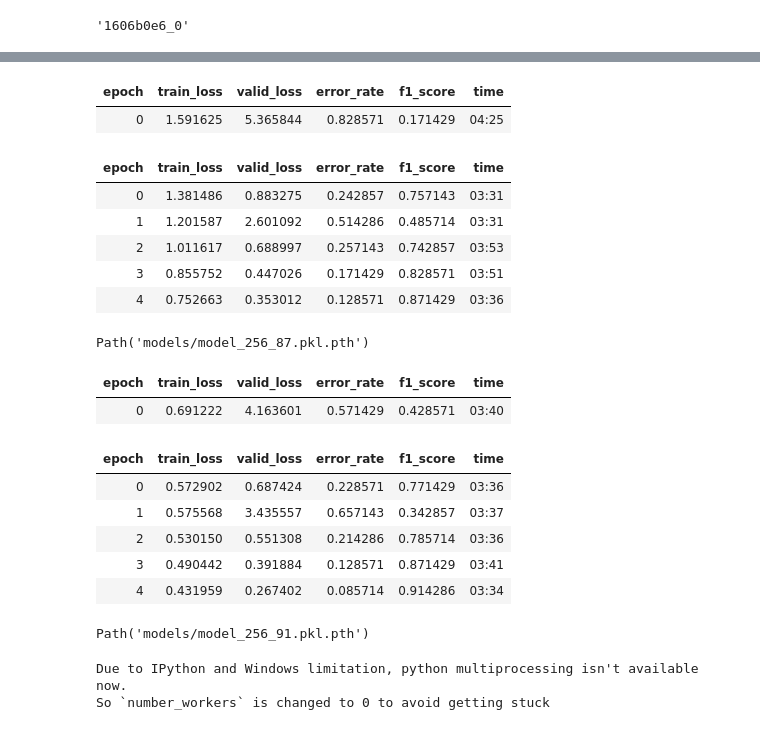
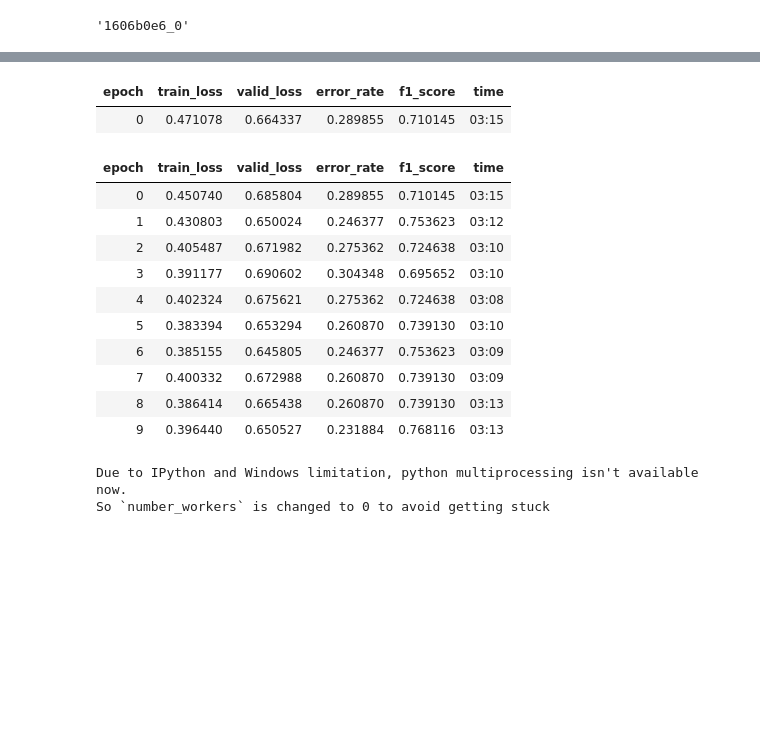
Before and after one commit to amalhot5/bundesliga, a Jupyter notebook: throwin_classifier.ipynb, the cells around one changed output, grey strips where cells are left out. Cells and saved outputs as stored; diff of their text form; code cells hidden in the pictures; blank space fills up the shorter version.

Commit message:
All training and propagate notebooks are completed, adding trained models

```diff
--- a/throwin_classifier.ipynb
+++ b/throwin_classifier.ipynb
@@ -123,7 +123,7 @@ scale = 1
 pos_set = df_throwin['time'].astype(int)
 neg_set = []
 while len(neg_set) < len(df_throwin) * scale:
-    tmp = random.randint(0,(12*60)-1)
+    tmp = random.randint(1,(12*60)-1)
     if tmp not in neg_set and tmp not in pos_set:
         neg_set.append(tmp)
 
@@ -141,3 +141,14 @@ if len(neg_paths) < len(neg_set):
         i = random.randint(0,len(vid_paths)-1)
         neg_paths.append(get_images(vid_paths[i].stem, t, index))
         index += -1
+elif len(neg_paths) > len(neg_set):
+    tmp = []
+    for i in range(-1,(len(neg_set)+1)*-1,-1):
+        for a in data_path.ls():
+            if '.' not in str(a):
+                for b in a.ls():
+                    if str(i) == str(b.stem):
+                        tmp.append(b)
+    del neg_paths
+    neg_paths = tmp
+    print(len(neg_paths))
@@ -190,9 +205,6 @@ def ls_sorted(self:Path):
-# %%
-def labeller(path):
-    if path in neg_paths:
-        return 'no_throwin'
-    else:
-        return 'throwin'
+# %%
+def labeller(path):
+    return '-' not in str(path)
 # %%
 instances_path = df_train.fnames.copy()
 splits = RandomSplitter()(instances_path)
@@ -212,7 +224,7 @@ def get_action_dataloaders(files, bs=8, image_size=64, seq_len=20, val_idxs=None
     "Create a dataloader with `val_idxs` splits"
     splits = RandomSplitter()(files) if val_idxs is None else IndexSplitter(val_idxs)(files)
     itfm = ImageTupleTfm(seq_len=seq_len)
-    ds = Datasets(files, tfms=[[itfm], [parent_label, Categorize]], splits=splits)
+    ds = Datasets(files, tfms=[[itfm], [labeller, Categorize()]], splits=splits)
     dls = ds.dataloaders(bs=bs, after_item=[Resize(image_size), ToTensor],
                          after_batch=[IntToFloatTensor, Normalize.from_stats(*imagenet_stats)], drop_last=True, **kwargs)
     return dls
@@ -276,30 +293,16 @@ SuggestedLRs(valley=9.120108734350652e-05)
 # %%
-learn.fine_tune(5, 1e-3)
+learn.fine_tune(10, 1e-5)
 # %% [output]
 | epoch | train_loss | valid_loss | error_rate | f1_score | time |
-| 0 | 1.591625 | 5.365844 | 0.828571 | 0.171429 | 04:25 |
+| 0 | 0.471078 | 0.664337 | 0.289855 | 0.710145 | 03:15 |
 | epoch | train_loss | valid_loss | error_rate | f1_score | time |
-| 0 | 1.381486 | 0.883275 | 0.242857 | 0.757143 | 03:31 |
-| 1 | 1.201587 | 2.601092 | 0.514286 | 0.485714 | 03:31 |
-| 2 | 1.011617 | 0.688997 | 0.257143 | 0.742857 | 03:53 |
-| 3 | 0.855752 | 0.447026 | 0.171429 | 0.828571 | 03:51 |
-| 4 | 0.752663 | 0.353012 | 0.128571 | 0.871429 | 03:36 |
+| 0 | 0.450740 | 0.685804 | 0.289855 | 0.710145 | 03:15 |
+| 1 | 0.430803 | 0.650024 | 0.246377 | 0.753623 | 03:12 |
+| 2 | 0.405487 | 0.671982 | 0.275362 | 0.724638 | 03:10 |
+| 3 | 0.391177 | 0.690602 | 0.304348 | 0.695652 | 03:10 |
+| 4 | 0.402324 | 0.675621 | 0.275362 | 0.724638 | 03:08 |
+| 5 | 0.383394 | 0.653294 | 0.260870 | 0.739130 | 03:10 |
+| 6 | 0.385155 | 0.645805 | 0.246377 | 0.753623 | 03:09 |
+| 7 | 0.400332 | 0.672988 | 0.260870 | 0.739130 | 03:09 |
+| 8 | 0.386414 | 0.665438 | 0.260870 | 0.739130 | 03:13 |
+| 9 | 0.396440 | 0.650527 | 0.231884 | 0.768116 | 03:13 |
-# %%
-learn.save('model_256_87')
-# %% [output]
-Path('models/model_256_87.pkl.pth')
-# %%
-learn.fine_tune(5, 1e-3)
-# %% [output]
-| epoch | train_loss | valid_loss | error_rate | f1_score | time |
-| 0 | 0.691222 | 4.163601 | 0.571429 | 0.428571 | 03:40 |
-| epoch | train_loss | valid_loss | error_rate | f1_score | time |
-| 0 | 0.572902 | 0.687424 | 0.228571 | 0.771429 | 03:36 |
-| 1 | 0.575568 | 3.435557 | 0.657143 | 0.342857 | 03:37 |
-| 2 | 0.530150 | 0.551308 | 0.214286 | 0.785714 | 03:36 |
-| 3 | 0.490442 | 0.391884 | 0.128571 | 0.871429 | 03:41 |
-| 4 | 0.431959 | 0.267402 | 0.085714 | 0.914286 | 03:34 |
-# %%
-learn.save('model_256_91')
-# %% [output]
-Path('models/model_256_91.pkl.pth')
```
Also changed, not shown: parts of 20 cells of this notebook, 13 other files.
